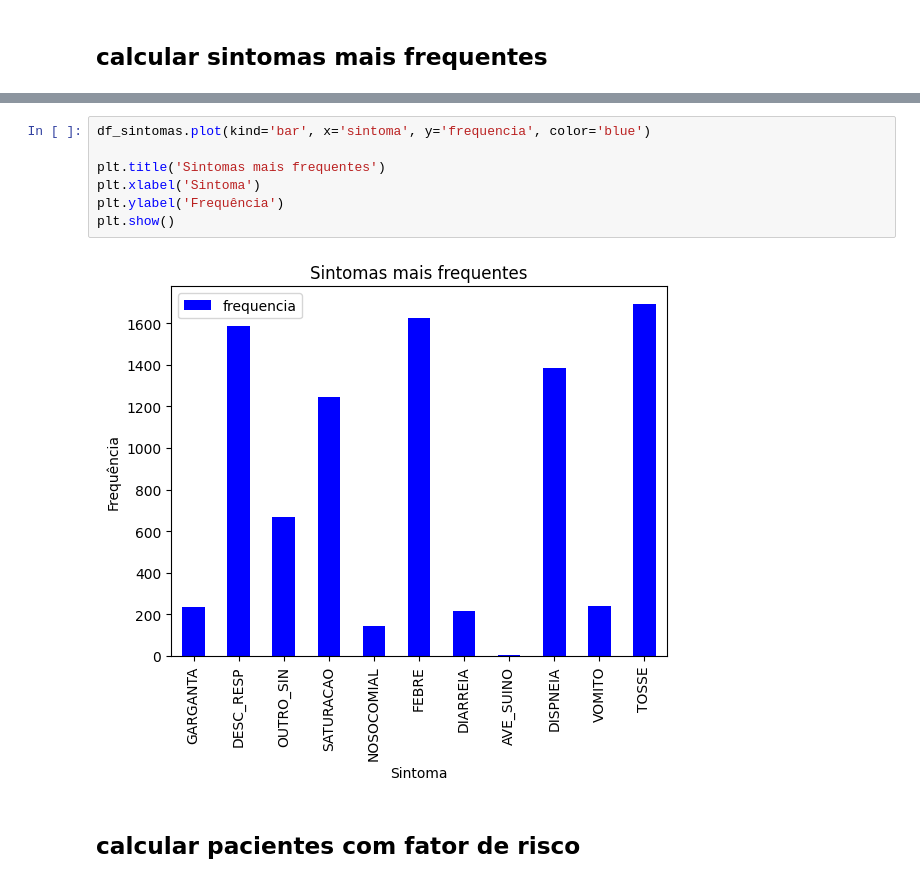
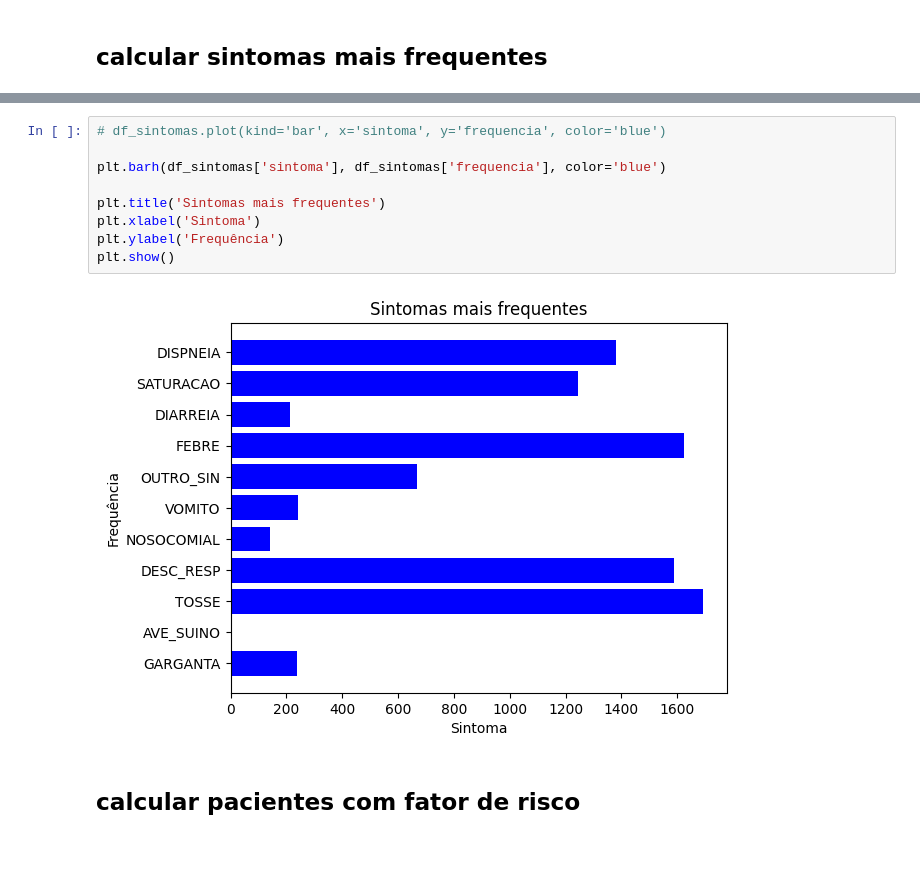
Before and after one commit to Gefft3/ecos-da-rota, a Jupyter notebook: plots.ipynb, the cells around one changed output, grey strips where cells are left out. Cells and saved outputs as stored; diff of their text form; blank space fills up the shorter version.

```diff
--- a/plots.ipynb
+++ b/plots.ipynb
@@ -162,12 +202,14 @@ df_sintomas.head(11)
 # %%
-df_sintomas.plot(kind='bar', x='sintoma', y='frequencia', color='blue')
+# df_sintomas.plot(kind='bar', x='sintoma', y='frequencia', color='blue')
+
+plt.barh(df_sintomas['sintoma'], df_sintomas['frequencia'], color='blue')
 
 plt.title('Sintomas mais frequentes')
 plt.xlabel('Sintoma')
 plt.ylabel('Frequência')
 plt.show()
 # %% [output]
-[figure, old version]
+[figure, new version]
 # %% [markdown]
 ## calcular pacientes com fator de risco
 # %%
```
Also changed, not shown: parts of 13 cells of this notebook.
